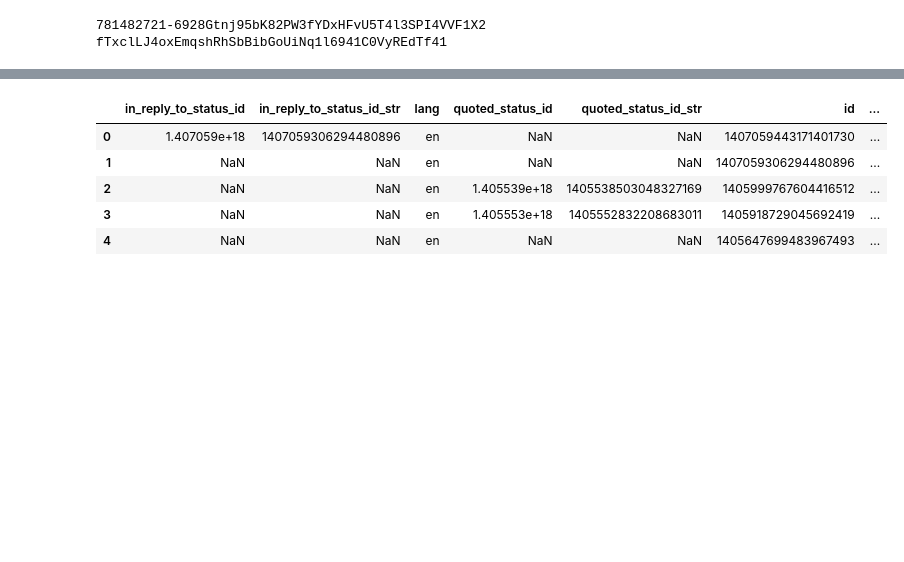
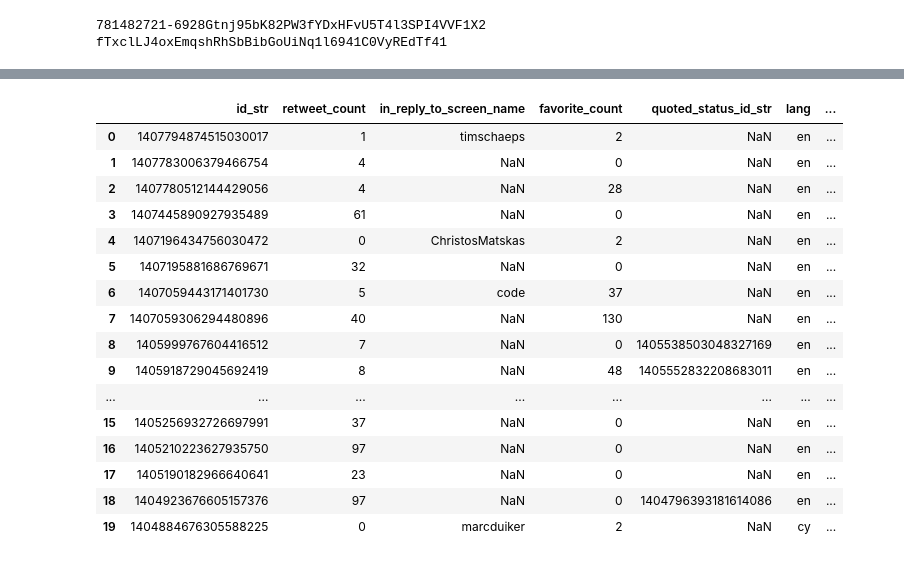
Before and after one commit to isaacm13/Twitter-Project, a Jupyter notebook: Main Code - Tweepy Project.ipynb, the cells around one changed output, grey strips where cells are left out. Cells and saved outputs as stored; diff of their text form; code cells hidden in the pictures; blank space fills up the shorter version.

```diff
--- a/Main Code - Tweepy Project.ipynb
+++ b/Main Code - Tweepy Project.ipynb
@@ -98,16 +129,27 @@ len(df1)
 # %%
 screen_name = "code" #pulls data from Visual Studio Code's twitter page https://twitter.com/code
 user = api.get_user(screen_name)
-user_timeline = user.timeline() #recent tweets are pulled in the spreadsheet
-df1 = extract_timeline_as_df(user_timeline)
-df1.head()
+user_timeline = user.timeline()
+df1 = extract_timeline_as_df(user_timeline) #recent tweets are pulled in the spreadsheet
+df1.head(201)
 # %% [output]
-|  | in_reply_to_status_id | in_reply_to_status_id_str | lang | quoted_status_id | quoted_status_id_str | id | ... |
-| 0 | 1.407059e+18 | 1407059306294480896 | en | NaN | NaN | 1407059443171401730 | ... |
-| 1 | NaN | NaN | en | NaN | NaN | 1407059306294480896 | ... |
-| 2 | NaN | NaN | en | 1.405539e+18 | 1405538503048327169 | 1405999767604416512 | ... |
-| 3 | NaN | NaN | en | 1.405553e+18 | 1405552832208683011 | 1405918729045692419 | ... |
-| 4 | NaN | NaN | en | NaN | NaN | 1405647699483967493 | ... |
+|  | id_str | retweet_count | in_reply_to_screen_name | favorite_count | quoted_status_id_str | lang | ... |
+| 0 | 1407794874515030017 | 1 | timschaeps | 2 | NaN | en | ... |
+| 1 | 1407783006379466754 | 4 | NaN | 0 | NaN | en | ... |
+| 2 | 1407780512144429056 | 4 | NaN | 28 | NaN | en | ... |
+| 3 | 1407445890927935489 | 61 | NaN | 0 | NaN | en | ... |
+| 4 | 1407196434756030472 | 0 | ChristosMatskas | 2 | NaN | en | ... |
+| 5 | 1407195881686769671 | 32 | NaN | 0 | NaN | en | ... |
+| 6 | 1407059443171401730 | 5 | code | 37 | NaN | en | ... |
+| 7 | 1407059306294480896 | 40 | NaN | 130 | NaN | en | ... |
+| 8 | 1405999767604416512 | 7 | NaN | 0 | 1405538503048327169 | en | ... |
+| 9 | 1405918729045692419 | 8 | NaN | 48 | 1405552832208683011 | en | ... |
+| ... | ... | ... | ... | ... | ... | ... | ... |
+| 15 | 1405256932726697991 | 37 | NaN | 0 | NaN | en | ... |
+| 16 | 1405210223627935750 | 97 | NaN | 0 | NaN | en | ... |
+| 17 | 1405190182966640641 | 23 | NaN | 0 | NaN | en | ... |
+| 18 | 1404923676605157376 | 97 | NaN | 0 | 1404796393181614086 | en | ... |
+| 19 | 1404884676305588225 | 0 | marcduiker | 2 | NaN | cy | ... |
 # %%
 df1.to_csv('tweetspreadsheet.csv', index=False)
 # %%
```
Also changed, not shown: parts of 12 cells of this notebook, 5 other files.
